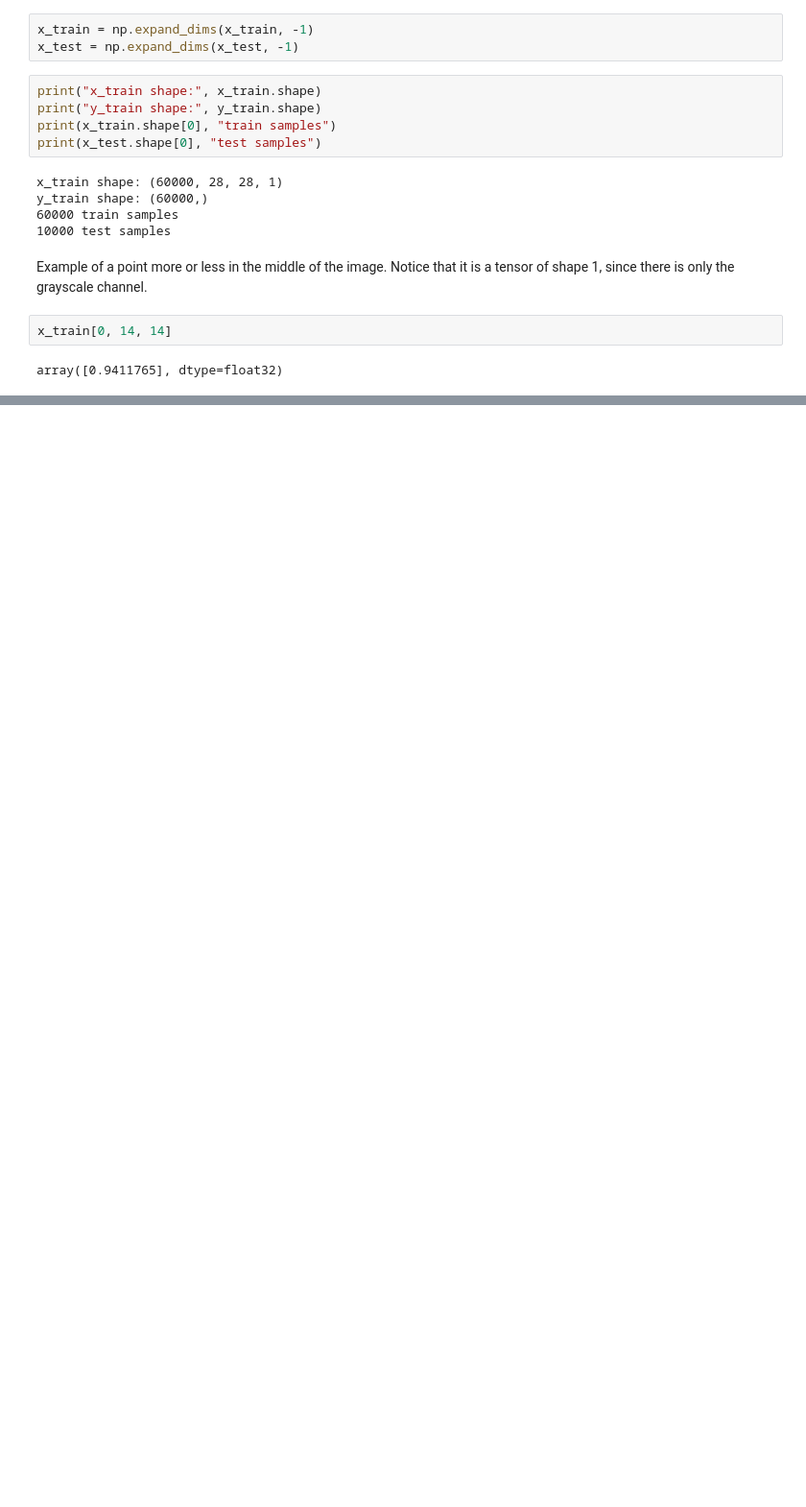
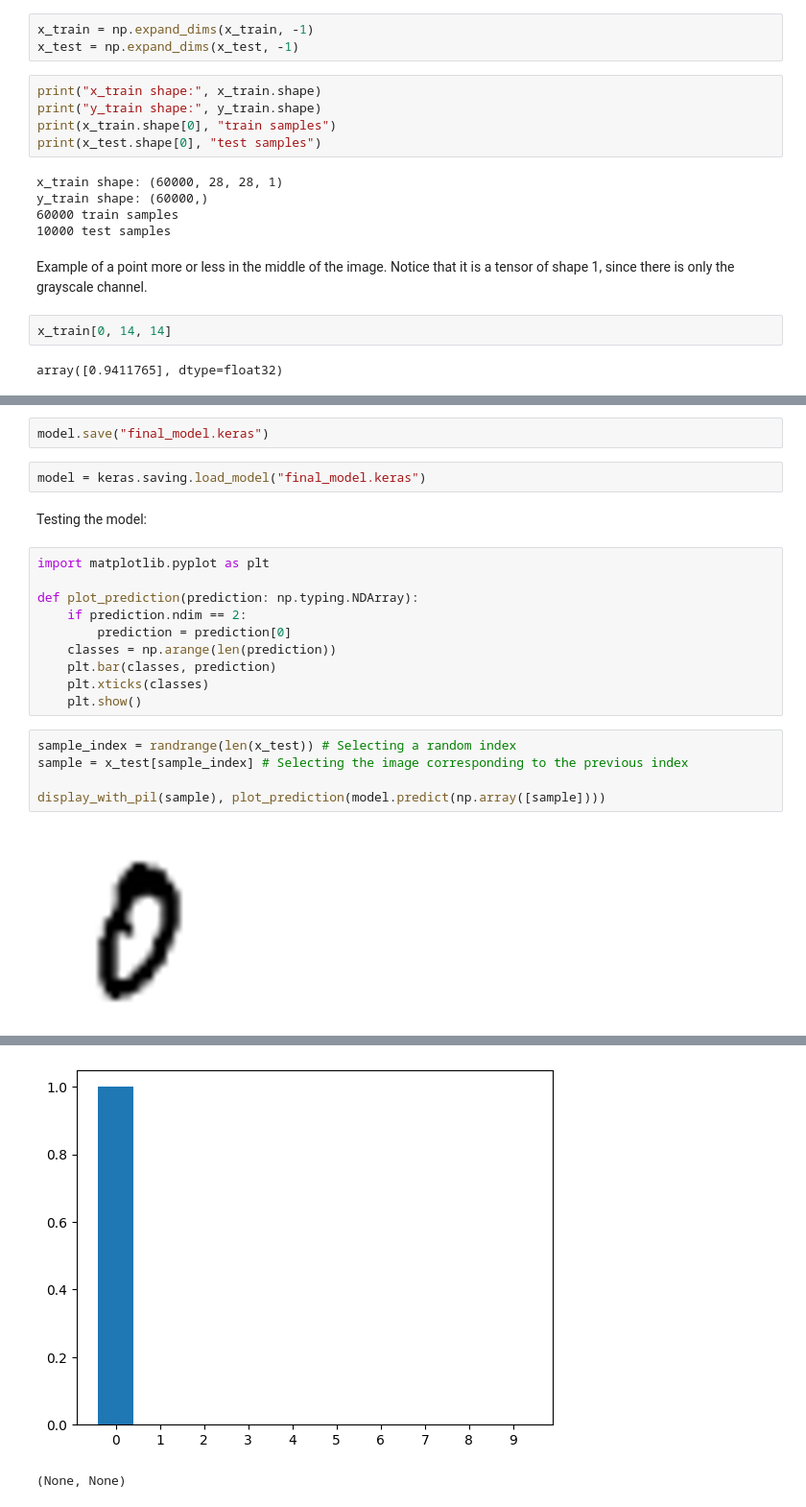
Before and after one commit to fbaltor/et-287, a Jupyter notebook: notebooks/unit3_mlp_mnist.ipynb, the cells around one changed output, grey strips where cells are left out. Shown at 96% size. Cells and saved outputs as stored; diff of their text form; blank space fills up the shorter version.

```diff
--- a/notebooks/unit3_mlp_mnist.ipynb
+++ b/notebooks/unit3_mlp_mnist.ipynb
@@ -112,0 +220,23 @@ df_sample.style.set_properties(**{'font-size': '6pt'}).background_gradient('Grey
+# %%
+model.save("final_model.keras")
+# %%
+model = keras.saving.load_model("final_model.keras")
+# %% [markdown]
+Testing the model:
+# %%
+import matplotlib.pyplot as plt
+
+def plot_prediction(prediction: np.typing.NDArray):
+    if prediction.ndim == 2:
+        prediction = prediction[0]
+    classes = np.arange(len(prediction))
+    plt.bar(classes, prediction)
+    plt.xticks(classes)
+    plt.show()
+# %%
+sample_index = randrange(len(x_test)) # Selecting a random index
+sample = x_test[sample_index] # Selecting the image corresponding to the previous index
+
+display_with_pil(sample), plot_prediction(model.predict(np.array([sample])))
+# %% [output]
+[figure, added]
@@ -112,0 +244,2 @@ df_sample.style.set_properties(**{'font-size': '6pt'}).background_gradient('Grey
+[figure, added]
+(None, None)
```
Also changed, not shown: parts of 13 cells of this notebook, 4 other files.
